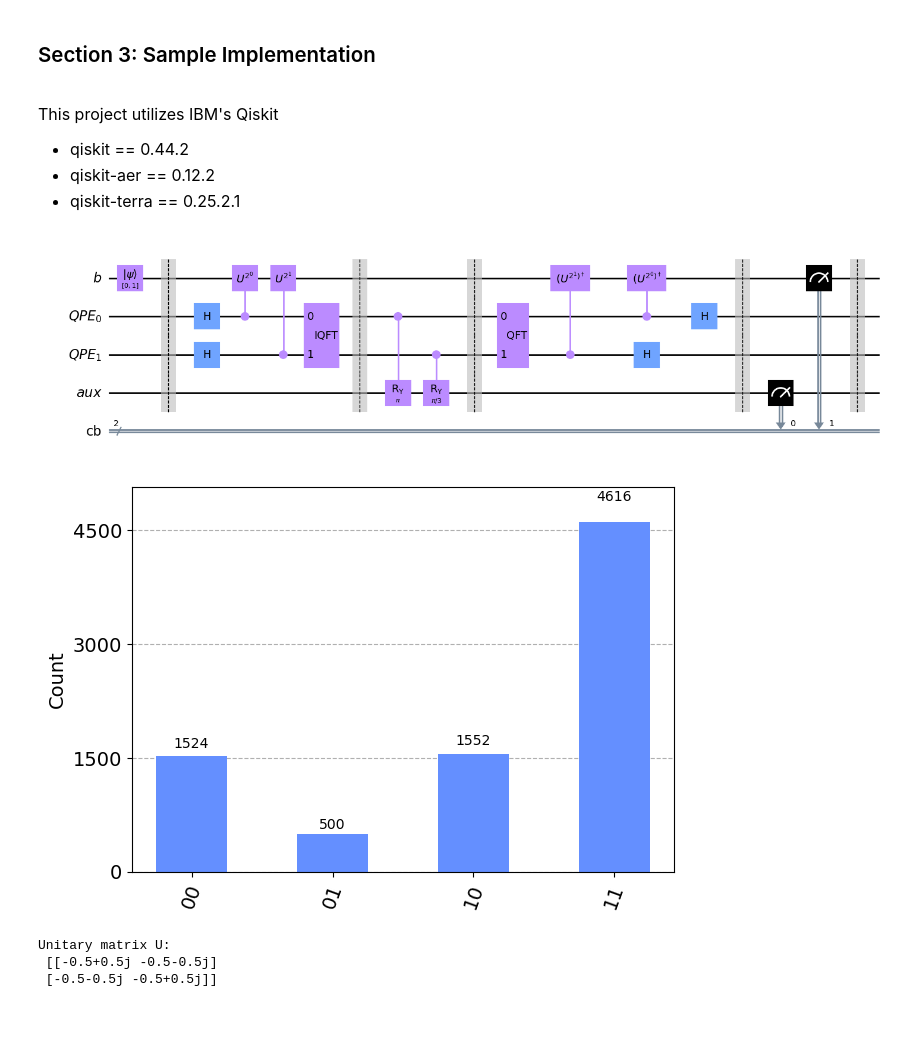
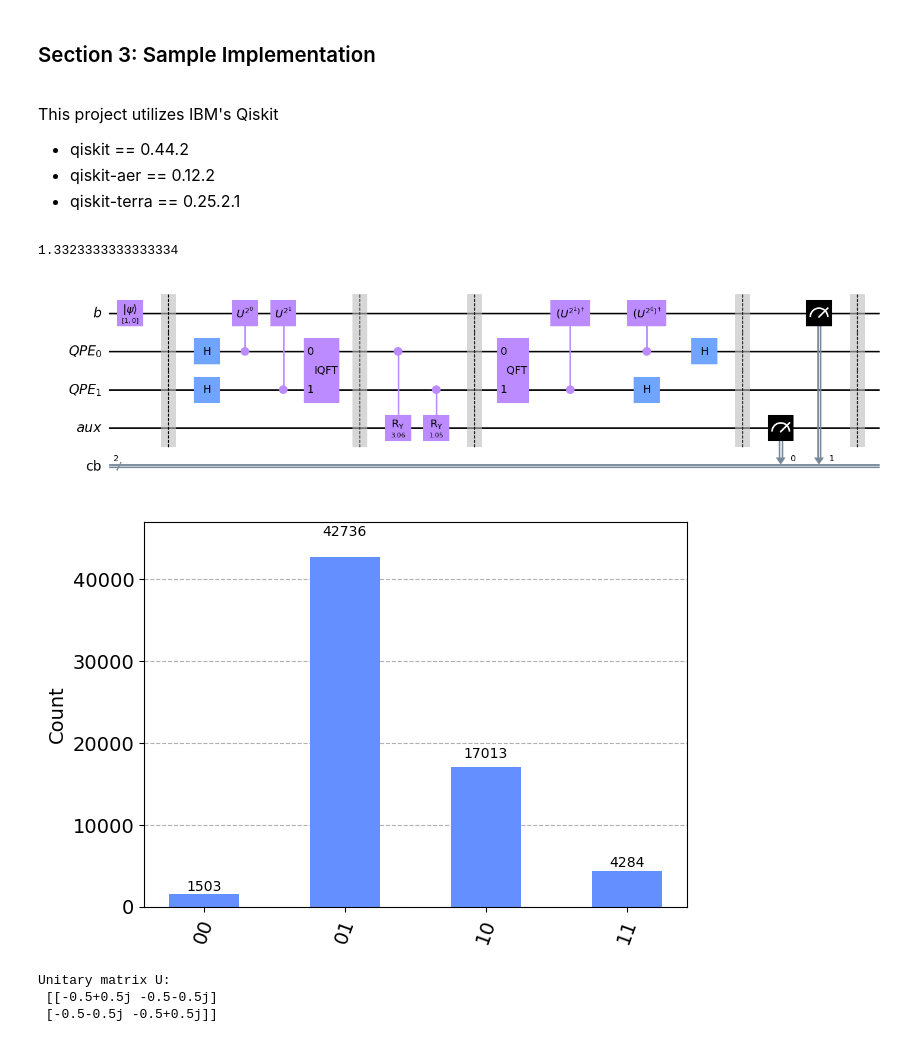
Before and after one commit to sonnyloweus/HHL-Quantum-Linear-Algebra, a Jupyter notebook: QuantumLinearAlgebra_HHL.ipynb, the cells around one changed output. Saved outputs shown, nothing was run; the diff lists cells and outputs as text; code cells hidden in the pictures.

```diff
--- a/QuantumLinearAlgebra_HHL.ipynb
+++ b/QuantumLinearAlgebra_HHL.ipynb
@@ -187,8 +187,8 @@ def prepare_hhlparams(
     eigenvalues, eigenvectors = np.linalg.eigh(C)
 
     # Create thetas (rotation angles)
-    C_coeff = 1 # C_coeff = np.min(eigenvalues) /2
     tilde_eigenvalues = (eigenvalues * t * 2**nq) / (2 * pi)
+    C_coeff = np.min(tilde_eigenvalues) - 0.001
     C_over_rescaled_eigenvalues = np.array(C_coeff/tilde_eigenvalues, dtype=complex)
     thetas = 2 * np.arcsin(C_over_rescaled_eigenvalues)
 
@@ -196,6 +196,8 @@ def prepare_hhlparams(
     exp_diag = np.diag(np.exp(1j * eigenvalues * t))
     U = eigenvectors @ exp_diag @ eigenvectors.conj().T
 
+    print(C_coeff)
+
     # return C, b_pad, U, thetas, 2*nb, nq
     return C, b_pad, U, thetas, nb, nq
 # %%
@@ -263,19 +265,20 @@ def hhl_circuit(
 
     return circuit
 
-A = np.array([[3/4, 1/4],
-              [1/4, 3/4]], dtype=complex)
-b = np.array([0,1], dtype=complex)
+A = np.array([[1, -1/3],
+              [-1/3, 1]], dtype=complex)
+b = np.array([1,0], dtype=complex)
 hhl = hhl_circuit(A, b)
 hhl.draw('mpl')
 # %% [output]
+1.3323333333333334
 [figure]
 # %%
-job = execute(hhl, backend=backend_qasm, shots=2**13)
+job = execute(hhl, backend=backend_qasm, shots=2**16)
 counts = job.result().get_counts()
 plot_histogram(counts)
 # %% [output]
-[figure, old version]
+[figure, new version]
 # %%
 import numpy as np
 
```
